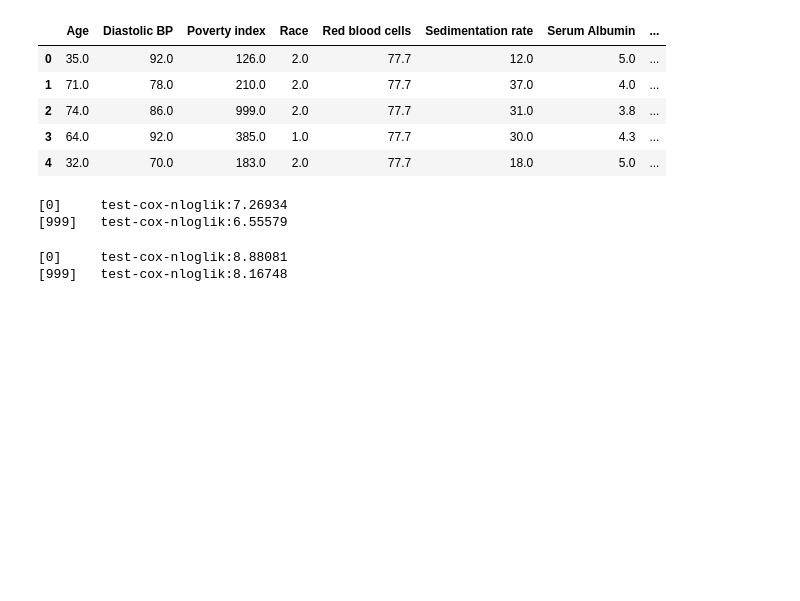
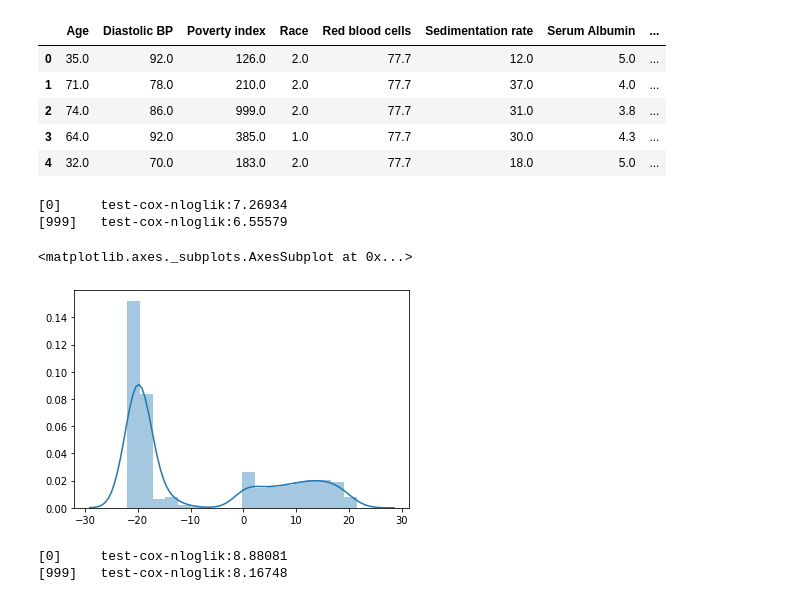
Before and after one commit to nathanwang000/Shapley-Flow, a Jupyter notebook: notebooks/NHANES1_survival.ipynb, the cells around one changed output. Drawn from its saved outputs; the diff is of its cells as text; code cells hidden in the pictures; blank space fills up the shorter version.

```diff
--- a/notebooks/NHANES1_survival.ipynb
+++ b/notebooks/NHANES1_survival.ipynb
@@ -76,6 +76,11 @@ mybooster.save_raw = myfun
 # %% [output]
 [0]     test-cox-nloglik:7.26934
 [999]   test-cox-nloglik:6.55579
+# %%
+sns.distplot(y)
+# %% [output]
+<matplotlib.axes._subplots.AxesSubplot at 0x...>
+[figure, added]
 # %%
 # train final model on the full data set
 params = {
```
Also changed, not shown: parts of 8 cells of this notebook, 2 other files.
